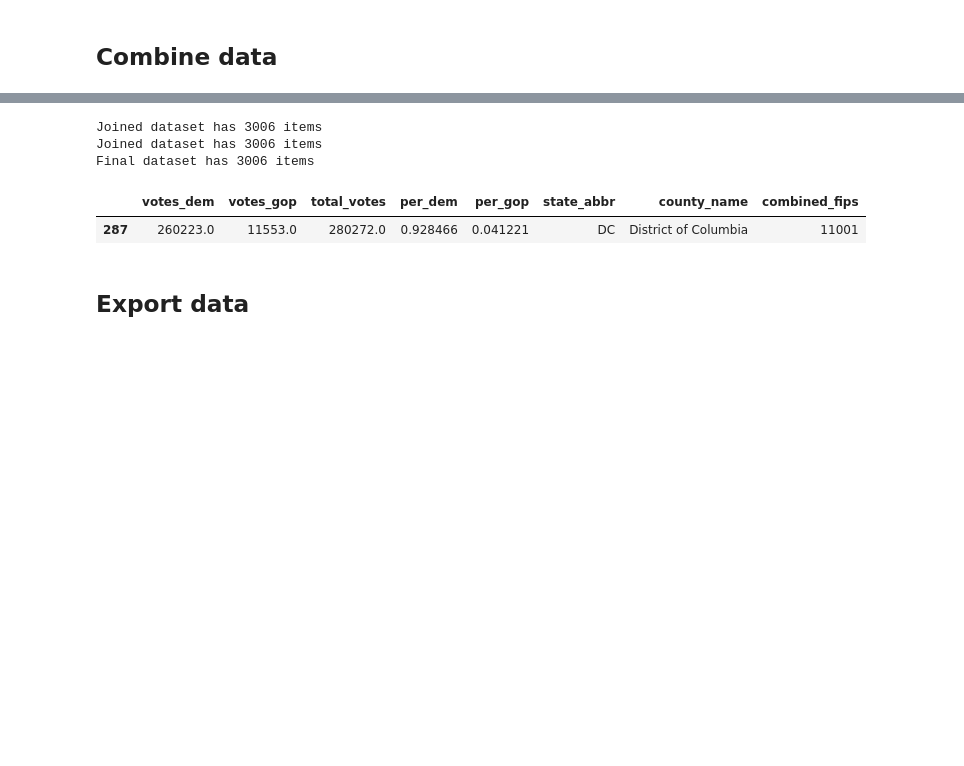
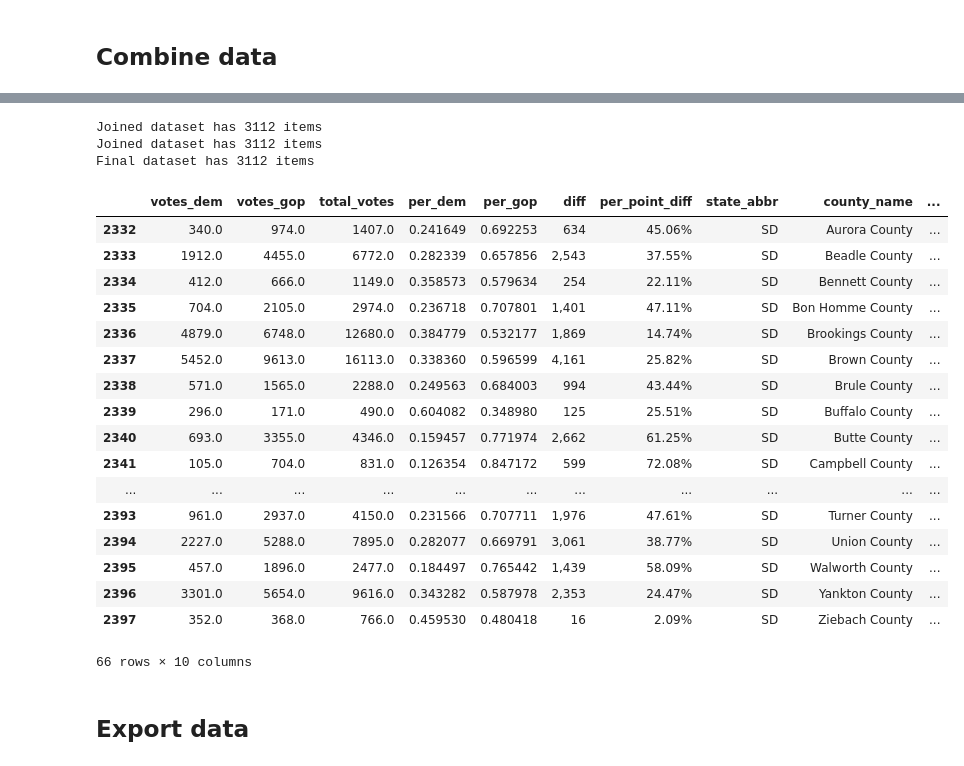
Before and after one commit to tonmcg/US_County_Level_Election_Results_08-20, a Jupyter notebook: 2016_US_County_Level_Presidential_Results.ipynb, the cells around one changed output, grey strips where cells are left out. Drawn from its saved outputs; the diff is of its cells as text; code cells hidden in the pictures; blank space fills up the shorter version.

Commit message:
Fixed Inconsistent County Names
Fixed inconsistent county names between townhall.com data and census data

```diff
--- a/2016_US_County_Level_Presidential_Results.ipynb
+++ b/2016_US_County_Level_Presidential_Results.ipynb
@@ -166,0 +226,7 @@ Census data has 3143 counties
+# %%
+# loop through 'combined' column and compare to cities series to add 'city' to H1 fips class code to townhall data
+for i, row in cities.iteritems():
+    if row <> 'NVcarsoncity':
+        townhall.loc[townhall['combined'] == row, 'combined'] = row + 'city'
+
+print(townhall[(townhall['combined'] == 'NVcarsoncity')])
@@ -166,0 +239,4 @@ Census data has 3143 counties
+# %%
+# remove 'county' from 'combined' column of C7 fips class code counties in townhall
+townhall['combined'] = townhall['combined'].str.replace('county','')
+print(townhall[(townhall['county_name'] == 'Oglala')])
@@ -167,4 +249,5 @@ Census data has 3143 counties
 # %%
-census['combined'] = census['state_abbr'] + census['county_name'].apply(lambda x: x.replace('County','').replace(' ','').lower())
-census[census['state_abbr'] == 'DC']
+census['combined'] = census['state_abbr'] + census['county_name'].apply(lambda x: x.replace('County','').replace('Parish','').replace(' ','').lower())
+print(census[(census['state_abbr'] == 'NV') & (census['county_name'] == 'Carson City')])
+# print(census[(census['state_abbr'] == 'VA') & (census['county_name'] == 'Bedford County')])
 # %% [output]
@@ -204,7 +303,7 @@ county_level_combined['votes_dem'] = county_level_combined['votes_total'].where(
 county_level_combined['votes_gop'] = county_level_combined['votes_total'].where(county_level_combined['party'] == 'GOP',0).astype('float32')
 
 # drop party and party-level totals and other columns
-county_level_combined.drop(['party','votes_total','fips_class_code','state_abbr_r','county_name_r'], axis=1, inplace=True)
+county_level_combined.drop(['party','votes_total','state_abbr_r','county_name_r'], axis=1, inplace=True)
 # total_results = county_level_combined.drop(['party','votes_total','fips_class_code','state_abbr_r','county_name_r', 'votes_dem', 'votes_gop'], axis=1, inplace=True)
-county_level_combined[county_level_combined['state_abbr'] == 'DC']
+county_level_combined[(county_level_combined['state_abbr'] == 'NV') & (county_level_combined['fips_class_code'] == 'C7')]
 # %% [output]
@@ -222,39 +335,58 @@ total_pivot = pd.pivot_table(county_level_combined,index=["combined"],values=["t
 combined_pivot = party_pivot.join(total_pivot, lsuffix='', rsuffix='_r')
 print('Joined dataset has ' + str(combined_pivot.shape[0]) + ' items')
 combined_pivot
 
 # add percentages for each R and D of total votes
 # calculate percentage of total vote per major candidates
 combined_pivot['per_dem'] = combined_pivot['votes_dem'] / combined_pivot['total_votes']
 combined_pivot['per_gop'] = combined_pivot['votes_gop'] / combined_pivot['total_votes']
+combined_pivot['diff'] = abs(combined_pivot['votes_gop'] - combined_pivot['votes_dem']).map('{:,.0f}'.format)
+combined_pivot['per_point_diff'] = abs(combined_pivot['per_dem'] - combined_pivot['per_gop']).map('{:,.2%}'.format)
+
 combined_pivot
 
 # join pivotted and unpivotted data
 right = census.set_index('combined')
 # left = combined_pivot.set_index('combined')
 
 county_level_final = combined_pivot.join(right, lsuffix='', rsuffix='_r')
 county_level_final = county_level_final.reset_index()
 print('Joined dataset has ' + str(county_level_final.shape[0]) + ' items')
 county_level_final
 
 # create FIPS columns for visualizations
 county_level_final['combined_fips'] = county_level_final['state_fips'].apply(lambda x: x.lstrip('0')) + county_level_final['county_fips']
 county_level_final
 
 # drop irrelevant columns
 county_level_final = county_level_final.drop(['combined','county_fips','state_fips','fips_class_code'], axis=1)
 print('Final dataset has ' + str(county_level_final.shape[0]) + ' items')
 county_level_final
 
 # view data by selected state
-county_level_final[county_level_final['state_abbr'] == 'DC']
+county_level_final[(county_level_final['state_abbr'] == 'SD')]
 # %% [output]
-Joined dataset has 3006 items
-Joined dataset has 3006 items
-Final dataset has 3006 items
+Joined dataset has 3112 items
+Joined dataset has 3112 items
+Final dataset has 3112 items
-|  | votes_dem | votes_gop | total_votes | per_dem | per_gop | state_abbr | county_name | combined_fips |
-| 287 | 260223.0 | 11553.0 | 280272.0 | 0.928466 | 0.041221 | DC | District of Columbia | 11001 |
+|  | votes_dem | votes_gop | total_votes | per_dem | per_gop | diff | per_point_diff | state_abbr | county_name | ... |
+| 2332 | 340.0 | 974.0 | 1407.0 | 0.241649 | 0.692253 | 634 | 45.06% | SD | Aurora County | ... |
+| 2333 | 1912.0 | 4455.0 | 6772.0 | 0.282339 | 0.657856 | 2,543 | 37.55% | SD | Beadle County | ... |
+| 2334 | 412.0 | 666.0 | 1149.0 | 0.358573 | 0.579634 | 254 | 22.11% | SD | Bennett County | ... |
+| 2335 | 704.0 | 2105.0 | 2974.0 | 0.236718 | 0.707801 | 1,401 | 47.11% | SD | Bon Homme County | ... |
+| 2336 | 4879.0 | 6748.0 | 12680.0 | 0.384779 | 0.532177 | 1,869 | 14.74% | SD | Brookings County | ... |
+| 2337 | 5452.0 | 9613.0 | 16113.0 | 0.338360 | 0.596599 | 4,161 | 25.82% | SD | Brown County | ... |
+| 2338 | 571.0 | 1565.0 | 2288.0 | 0.249563 | 0.684003 | 994 | 43.44% | SD | Brule County | ... |
+| 2339 | 296.0 | 171.0 | 490.0 | 0.604082 | 0.348980 | 125 | 25.51% | SD | Buffalo County | ... |
+| 2340 | 693.0 | 3355.0 | 4346.0 | 0.159457 | 0.771974 | 2,662 | 61.25% | SD | Butte County | ... |
+| 2341 | 105.0 | 704.0 | 831.0 | 0.126354 | 0.847172 | 599 | 72.08% | SD | Campbell County | ... |
+| ... | ... | ... | ... | ... | ... | ... | ... | ... | ... | ... |
+| 2393 | 961.0 | 2937.0 | 4150.0 | 0.231566 | 0.707711 | 1,976 | 47.61% | SD | Turner County | ... |
+| 2394 | 2227.0 | 5288.0 | 7895.0 | 0.282077 | 0.669791 | 3,061 | 38.77% | SD | Union County | ... |
+| 2395 | 457.0 | 1896.0 | 2477.0 | 0.184497 | 0.765442 | 1,439 | 58.09% | SD | Walworth County | ... |
+| 2396 | 3301.0 | 5654.0 | 9616.0 | 0.343282 | 0.587978 | 2,353 | 24.47% | SD | Yankton County | ... |
+| 2397 | 352.0 | 368.0 | 766.0 | 0.459530 | 0.480418 | 16 | 2.09% | SD | Ziebach County | ... |
+66 rows × 10 columns
 # %% [markdown]
 ## Export data
 # %%
```
Also changed, not shown: parts of 24 cells of this notebook, 1 other file.
